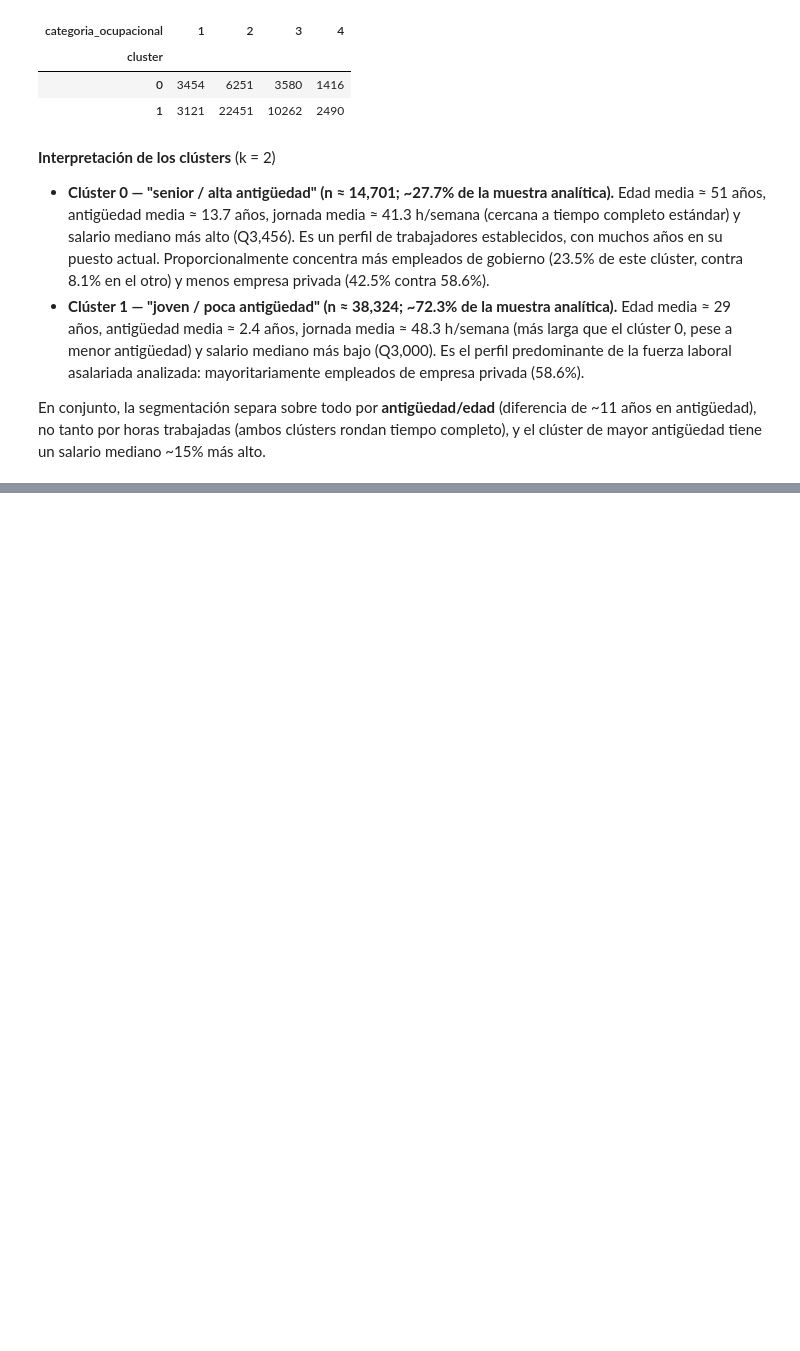
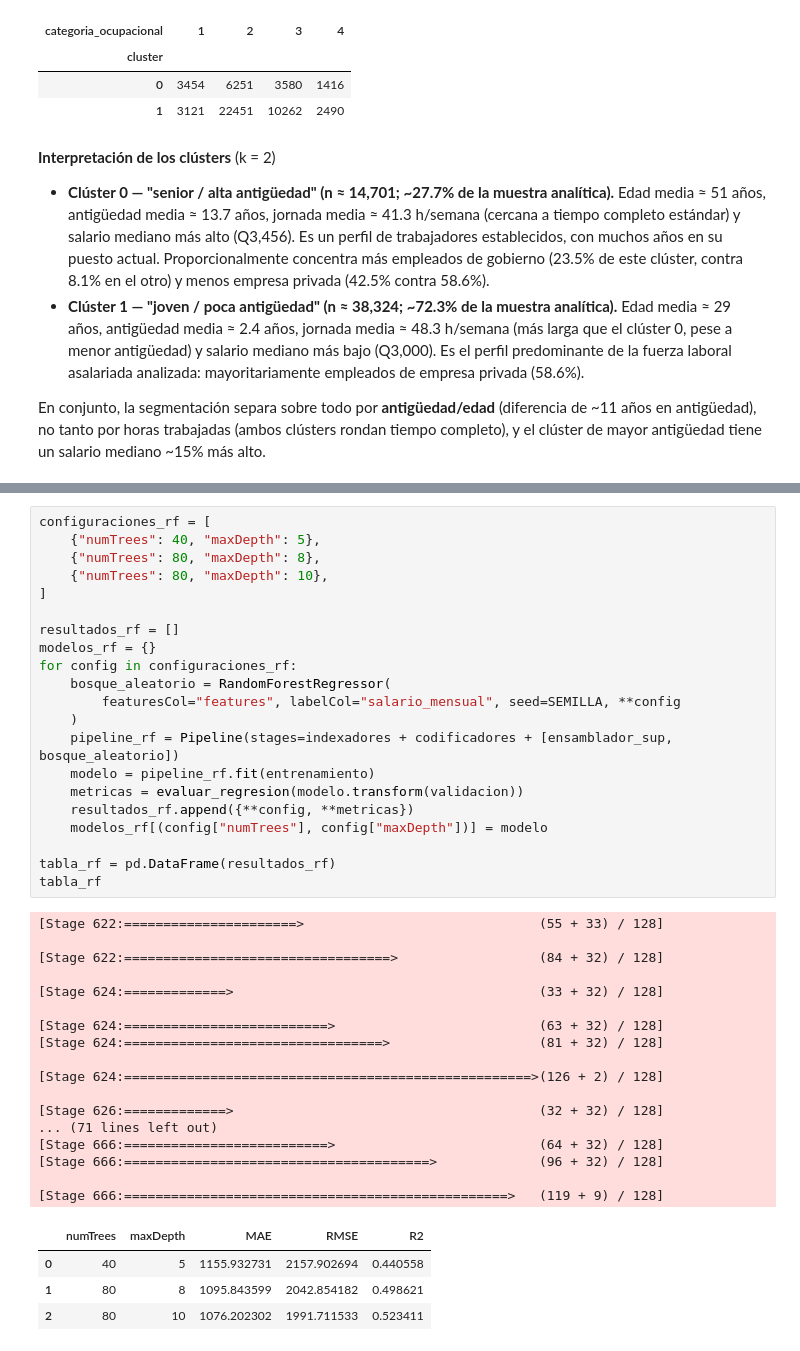
Before and after one commit to Dcextrim/CC3084-Data-Science, a Jupyter notebook: 07_spark_mllib/notebooks/laboratorio7-spark-mllib.ipynb, the cells around one changed output, grey strips where cells are left out. Saved outputs shown, nothing was run; the diff lists cells and outputs as text; blank space fills up the shorter version.

```diff
--- a/07_spark_mllib/notebooks/laboratorio7-spark-mllib.ipynb
+++ b/07_spark_mllib/notebooks/laboratorio7-spark-mllib.ipynb
@@ -822,0 +1002,43 @@ Esta sección deja preparados y guardados en Parquet los conjuntos de 2025
+# %%
+configuraciones_rf = [
+    {"numTrees": 40, "maxDepth": 5},
+    {"numTrees": 80, "maxDepth": 8},
+    {"numTrees": 80, "maxDepth": 10},
+]
+
+resultados_rf = []
+modelos_rf = {}
+for config in configuraciones_rf:
+    bosque_aleatorio = RandomForestRegressor(
+        featuresCol="features", labelCol="salario_mensual", seed=SEMILLA, **config
+    )
+    pipeline_rf = Pipeline(stages=indexadores + codificadores + [ensamblador_sup, bosque_aleatorio])
+    modelo = pipeline_rf.fit(entrenamiento)
+    metricas = evaluar_regresion(modelo.transform(validacion))
+    resultados_rf.append({**config, **metricas})
+    modelos_rf[(config["numTrees"], config["maxDepth"])] = modelo
+
+tabla_rf = pd.DataFrame(resultados_rf)
+tabla_rf
+# %% [output]
+[Stage 622:======================>                              (55 + 33) / 128]
+
+[Stage 622:==================================>                  (84 + 32) / 128]
+
+[Stage 624:=============>                                       (33 + 32) / 128]
+
+[Stage 624:==========================>                          (63 + 32) / 128]
+[Stage 624:=================================>                   (81 + 32) / 128]
+
+[Stage 624:====================================================>(126 + 2) / 128]
+
+[Stage 626:=============>                                       (32 + 32) / 128]
+... (71 lines left out)
+[Stage 666:==========================>                          (64 + 32) / 128]
+[Stage 666:=======================================>             (96 + 32) / 128]
+
+[Stage 666:=================================================>   (119 + 9) / 128]
+|  | numTrees | maxDepth | MAE | RMSE | R2 |
+| 0 | 40 | 5 | 1155.932731 | 2157.902694 | 0.440558 |
+| 1 | 80 | 8 | 1095.843599 | 2042.854182 | 0.498621 |
+| 2 | 80 | 10 | 1076.202302 | 1991.711533 | 0.523411 |
```
Also changed, not shown: parts of 23 cells of this notebook, 4 other files.
